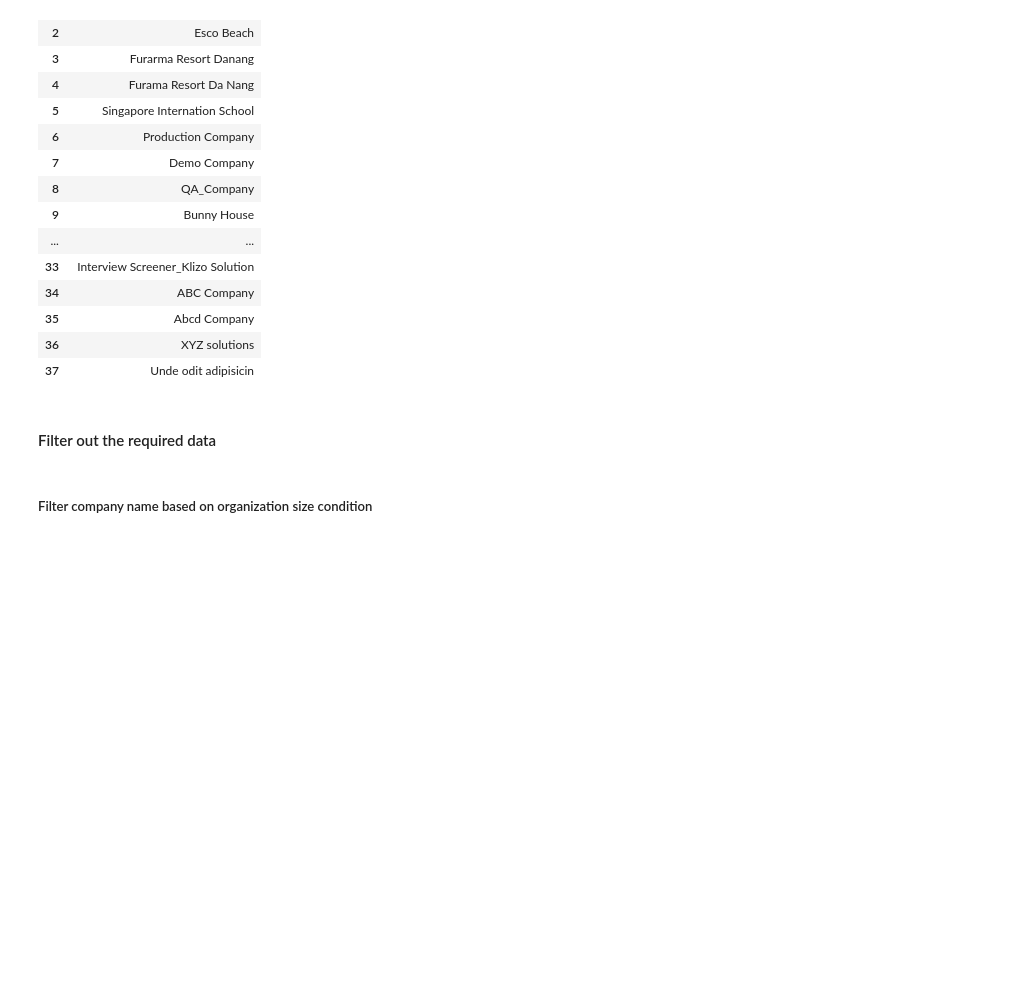
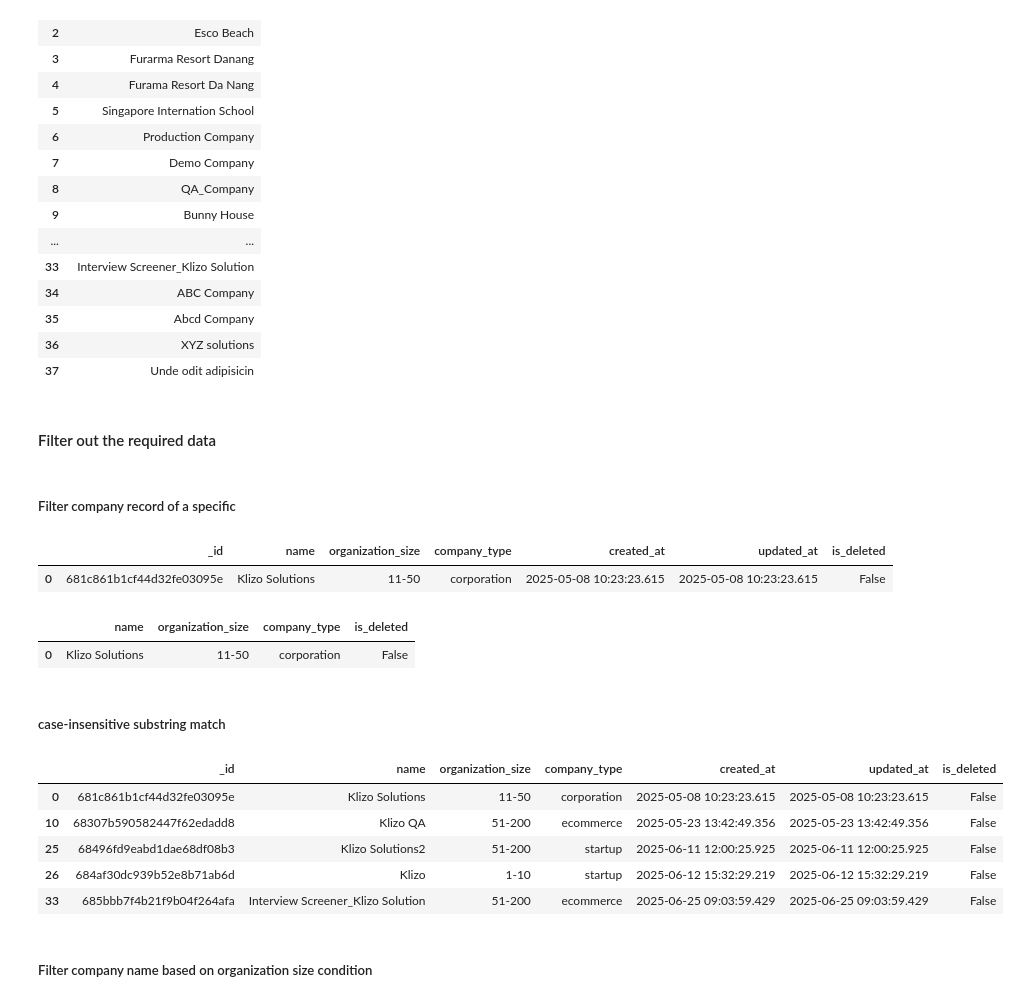
Before and after one commit to PadmaDey/talentsync, a Jupyter notebook: app/eda/df_query/companies.ipynb, the cells around one changed output. Cells and saved outputs as stored; diff of their text form; code cells hidden in the pictures; blank space fills up the shorter version.

Commit message:
Filter company record of a mentioned Company name

```diff
--- a/app/eda/df_query/companies.ipynb
+++ b/app/eda/df_query/companies.ipynb
@@ -103,6 +103,36 @@ df[['name']]
 | 37 | Unde odit adipisicin |
 # %% [markdown]
 #### Filter out the required data
+# %% [markdown]
+##### Filter company record of a specific
+# %%
+df[df['name'] == 'Klizo Solutions']
+# %% [output]
+|  | _id | name | organization_size | company_type | created_at | updated_at | is_deleted |
+| 0 | 681c861b1cf44d32fe03095e | Klizo Solutions | 11-50 | corporation | 2025-05-08 10:23:23.615 | 2025-05-08 10:23:23.615 | False |
+# %%
+df[df['name'] == 'Klizo Solutions'][['name', 'organization_size', 'company_type', 'is_deleted']]
+# %% [output]
+|  | name | organization_size | company_type | is_deleted |
+| 0 | Klizo Solutions | 11-50 | corporation | False |
+# %% [markdown]
+##### case-insensitive substring match
+# %%
+filtered_df = df[
+    df['name'].str.contains('Klizo', case=False, na=False)
+]
+[
+    ['name', 'organization_size', 'company_type', 'is_deleted']
+]
+
+filtered_df
+# %% [output]
+|  | _id | name | organization_size | company_type | created_at | updated_at | is_deleted |
+| 0 | 681c861b1cf44d32fe03095e | Klizo Solutions | 11-50 | corporation | 2025-05-08 10:23:23.615 | 2025-05-08 10:23:23.615 | False |
+| 10 | 68307b590582447f62edadd8 | Klizo QA | 51-200 | ecommerce | 2025-05-23 13:42:49.356 | 2025-05-23 13:42:49.356 | False |
+| 25 | 68496fd9eabd1dae68df08b3 | Klizo Solutions2 | 51-200 | startup | 2025-06-11 12:00:25.925 | 2025-06-11 12:00:25.925 | False |
+| 26 | 684af30dc939b52e8b71ab6d | Klizo | 1-10 | startup | 2025-06-12 15:32:29.219 | 2025-06-12 15:32:29.219 | False |
+| 33 | 685bbb7f4b21f9b04f264afa | Interview Screener_Klizo Solution | 51-200 | ecommerce | 2025-06-25 09:03:59.429 | 2025-06-25 09:03:59.429 | False |
 # %% [markdown]
 ##### Filter company name based on organization size condition
 # %%
```
